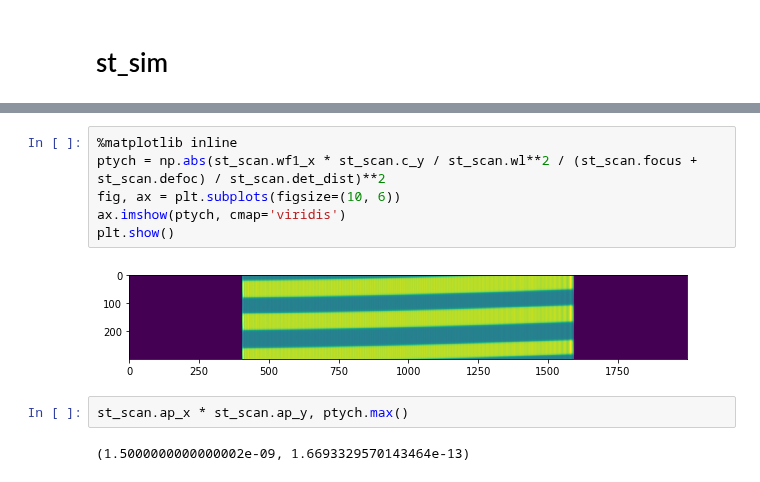
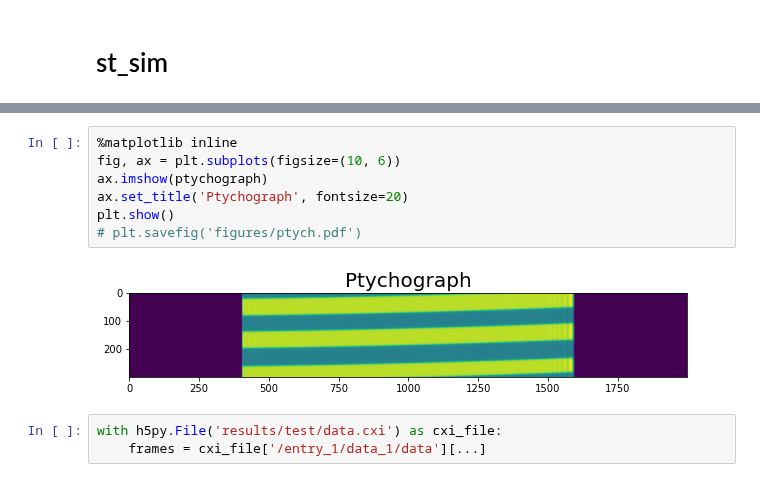
Before and after one commit to simply-nicky/pyrost, a Jupyter notebook: dev.ipynb, the cells around one changed output, grey strips where cells are left out. Drawn from its saved outputs; the diff is of its cells as text.

```diff
--- a/dev.ipynb
+++ b/dev.ipynb
@@ -382,12 +365,12 @@ array([1.58068338e-06, 4.69561180e-06, 7.44757593e-06, 1.05087374e-05,
 # %%
 %matplotlib inline
-ptych = np.abs(st_scan.wf1_x * st_scan.c_y / st_scan.wl**2 / (st_scan.focus + st_scan.defoc) / st_scan.det_dist)**2
 fig, ax = plt.subplots(figsize=(10, 6))
-ax.imshow(ptych, cmap='viridis')
+ax.imshow(ptychograph)
+ax.set_title('Ptychograph', fontsize=20)
 plt.show()
+# plt.savefig('figures/ptych.pdf')
 # %% [output]
-[figure, old version]
+[figure, new version]
-# %%
-st_scan.ap_x * st_scan.ap_y, ptych.max()
-# %% [output]
-(1.5000000000000002e-09, 1.6693329570143464e-13)
+# %%
+with h5py.File('results/test/data.cxi') as cxi_file:
+    frames = cxi_file['/entry_1/data_1/data'][...]
```
Also changed, not shown: parts of 19 cells of this notebook, 14 other files.
